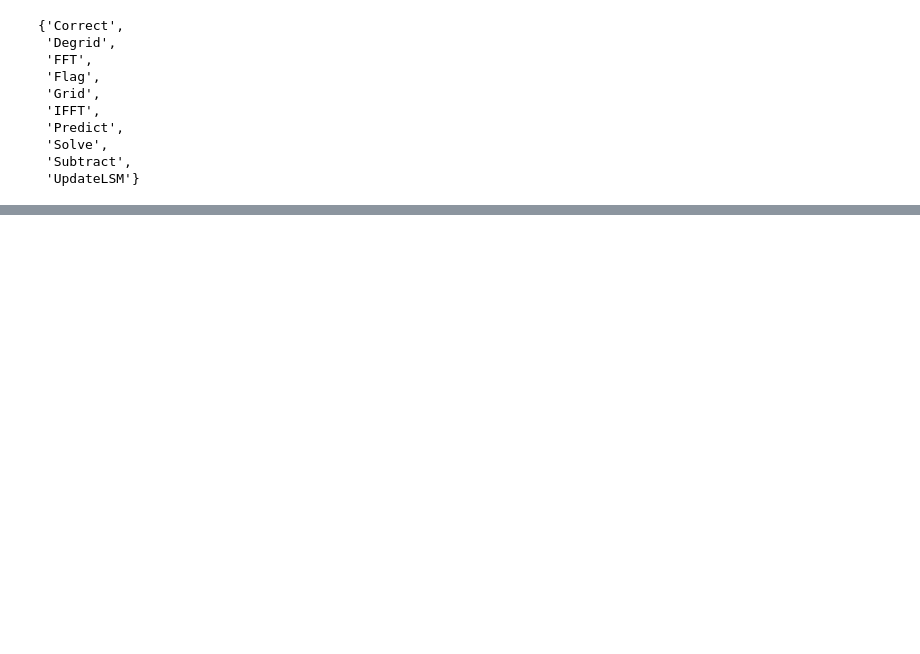
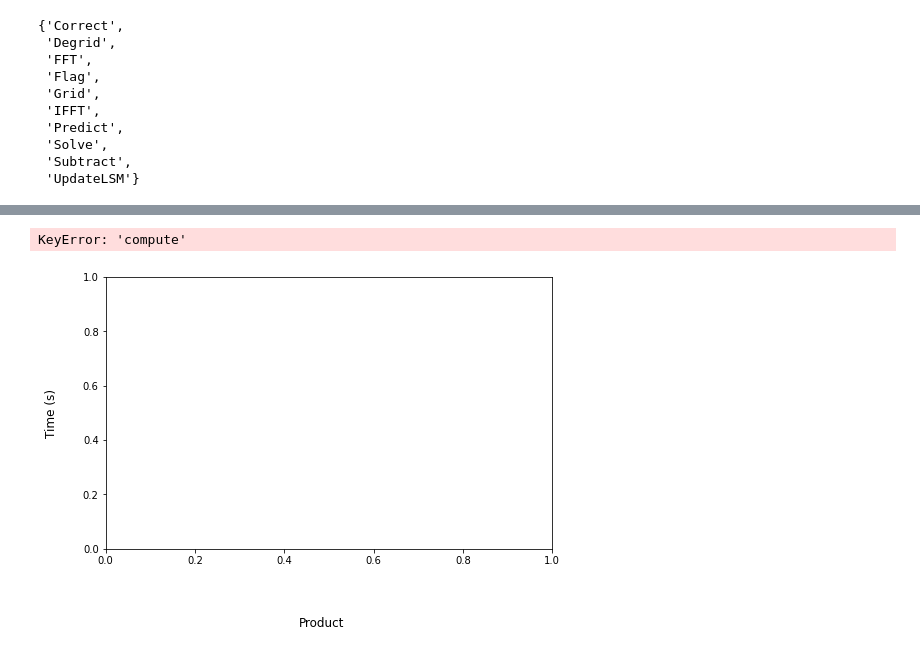
Before and after one commit to top-sim/experiments, a Jupyter notebook: chapter3/inital_results/WorkflowCostAllocations.ipynb, the cells around one changed output, grey strips where cells are left out. Drawn from its saved outputs; the diff is of its cells as text; code cells hidden in the pictures; blank space fills up the shorter version.

```diff
--- a/chapter3/inital_results/WorkflowCostAllocations.ipynb
+++ b/chapter3/inital_results/WorkflowCostAllocations.ipynb
@@ -127,26 +160,29 @@ hpso_dataframes['hpso01'] = hpso_dataframes['hpso01'].sort_values(by=['rank','Pr
 # %%
 import numpy as np
 import matplotlib.pyplot as plt
 import seaborn as sns
 
 fig, ax = plt.subplots(ncols=1, nrows=1, figsize=(8,5))
 
 
 fig.supxlabel('Product', y=-0.1), fig.supylabel('Time (s)')
 
 # Look into representing this as something like a distribution across all workflows
 # Seaborn categorical scatterplots could be a good start: https://seaborn.pydata.org/tutorial/categorical.html#categorical-scatterplots
 
-x_label = df['product']
+x_label = df['Product']
 x_compute = df['compute']/(flops)
 x_data = df['data']/(compute_bandwidth)
 x = np.arange(0, 2*len(x_label), step=2)
 
 ax.bar(x - 0.5, x_compute,log=True,zorder=1)
 ax.bar(x + 0.5, x_data)
 ax.set_xticks(x, x_label,rotation='vertical')
 ax.tick_params(right=True, top=True, which='both', direction='in')
 plt.savefig('output.png')
+# %% [output]
+KeyError: 'compute'
+[figure, added]
 # %%
 # For categorical plot, we want to reshape the data so the time is either compute or data
 # i.e. rather than Product| workflow | Data time | compute time | , we have | product | workflow | time | type
```
Also changed, not shown: parts of 10 cells of this notebook, 7 other files.
